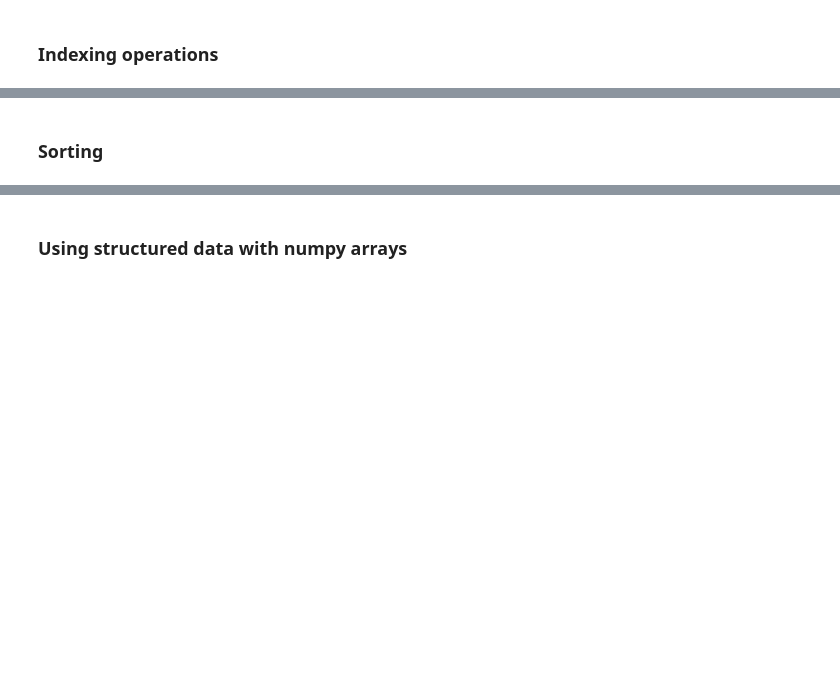
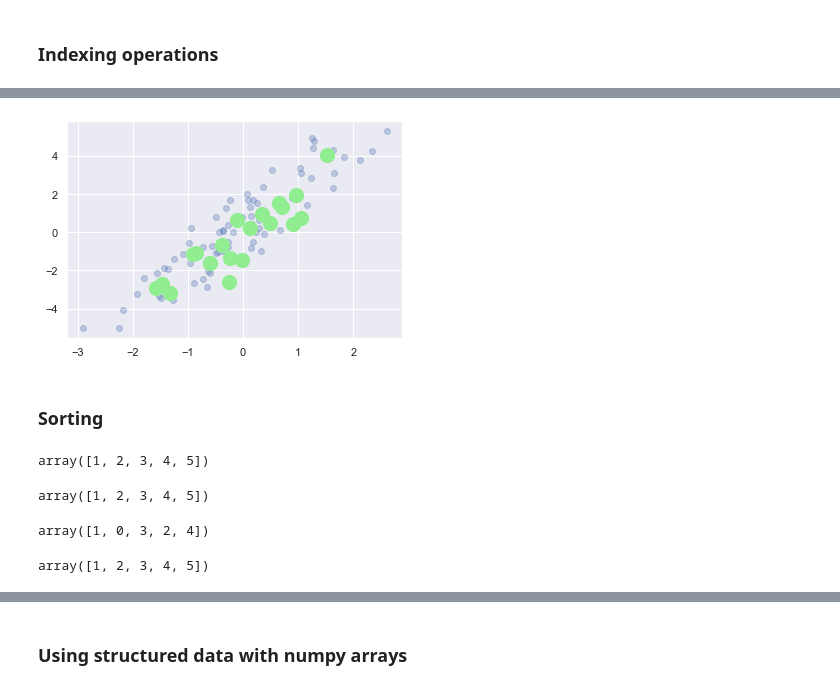
Before and after one commit to sandeepny441/projects_PS, a Jupyter notebook: numpy_conceptwise/numpy_notes_p/Numpy_Computations.ipynb, the cells around one changed output, grey strips where cells are left out. Drawn from its saved outputs; the diff is of its cells as text; code cells hidden in the pictures; blank space fills up the shorter version.

```diff
--- a/numpy_conceptwise/numpy_notes_p/Numpy_Computations.ipynb
+++ b/numpy_conceptwise/numpy_notes_p/Numpy_Computations.ipynb
@@ -193,2 +381,41 @@ y.shape
+# %%
+from IPython.display import clear_output
+X = rand.multivariate_normal(mean, cov, 100)
+def run():
+    indices = np.random.choice(X.shape[0], 20, replace=False)
+    selection = X[indices]
+    plt.scatter(X[:, 0], X[:, 1], alpha=0.3)
+    plt.scatter(selection[:, 0], selection[:, 1], facecolor='lightgreen', s=200);
+    plt.show()
+    clear_output(wait=True)
+
+x = 2
+import time
+while x < 60:
+    run()
+    x = x + 1
+    time.sleep(0.05)
+# %% [output]
+[figure, added]
 # %% [markdown]
 ### Sorting
+# %%
+x = np.array([2, 1, 4, 3, 5])
+np.sort(x)
+# %% [output]
+array([1, 2, 3, 4, 5])
+# %%
+x.sort()
+x
+# %% [output]
+array([1, 2, 3, 4, 5])
+# %%
+x = np.array([2, 1, 4, 3, 5])
+i = np.argsort(x)   # gives index positions
+i
+# %% [output]
+array([1, 0, 3, 2, 4])
+# %%
+x[i]
+# %% [output]
+array([1, 2, 3, 4, 5])
```
Also changed, not shown: parts of 80 cells of this notebook, 2 other files.
